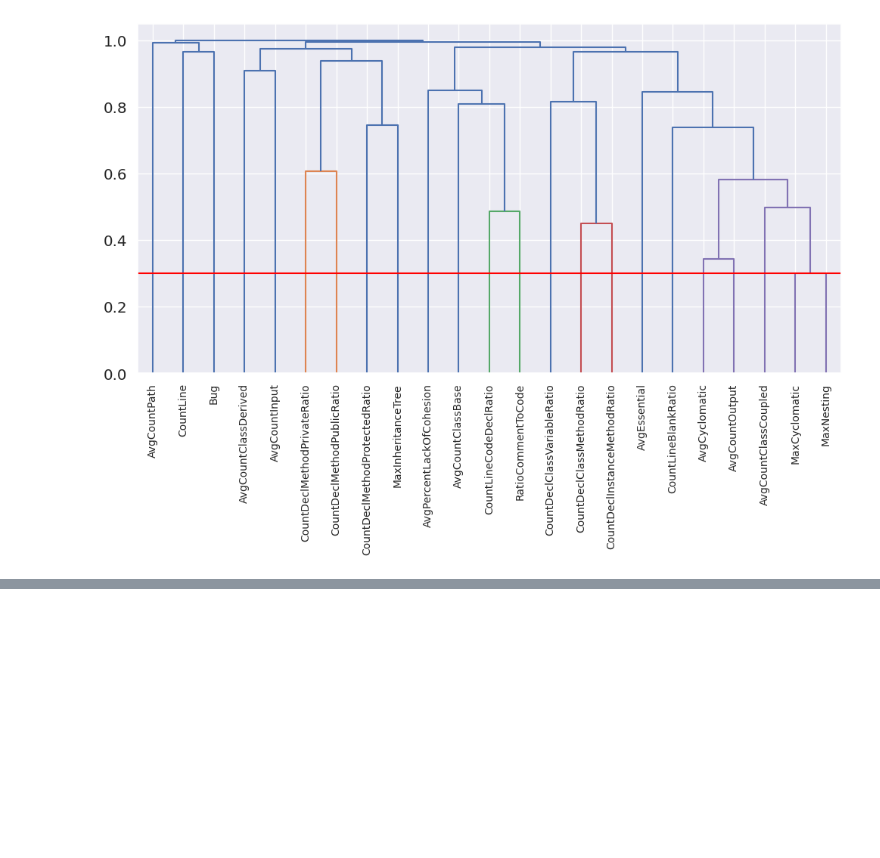
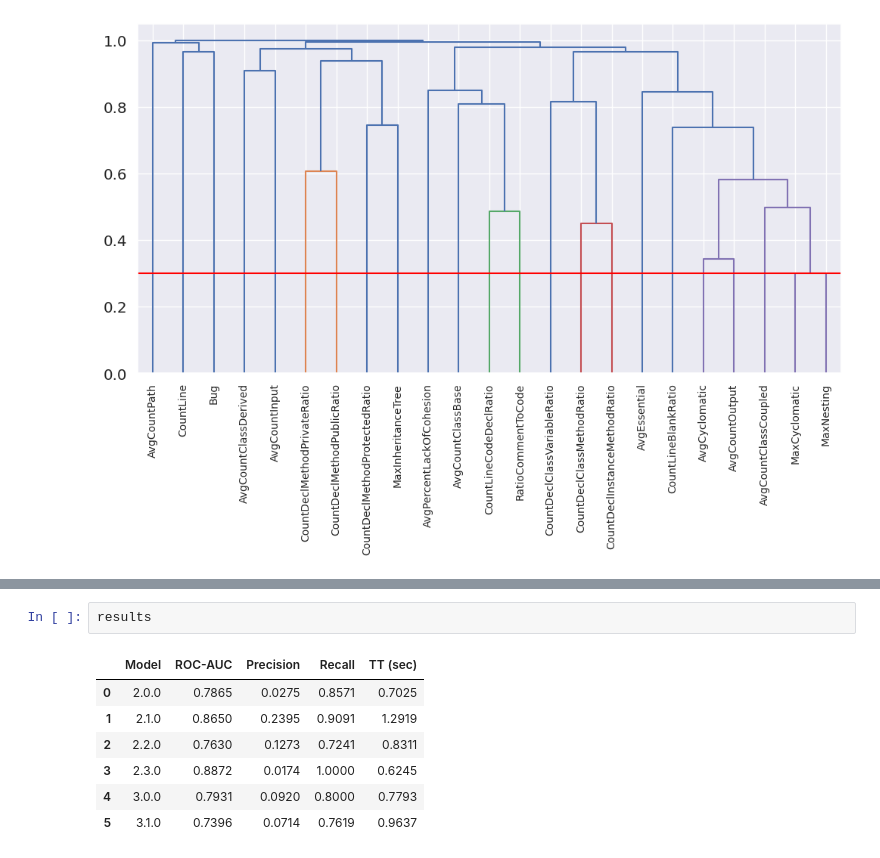
Before and after one commit to ahenrij/ets-mgl869-hive, a Jupyter notebook: src/lab/notebooks/versions_models.ipynb, the cells around one changed output, grey strips where cells are left out. Saved outputs shown, nothing was run; the diff lists cells and outputs as text; blank space fills up the shorter version.

```diff
--- a/src/lab/notebooks/versions_models.ipynb
+++ b/src/lab/notebooks/versions_models.ipynb
@@ -69,0 +224,10 @@ plt.axhline(y = .3, c="red")
+# %%
+results
+# %% [output]
+|  | Model | ROC-AUC | Precision | Recall | TT (sec) |
+| 0 | 2.0.0 | 0.7865 | 0.0275 | 0.8571 | 0.7025 |
+| 1 | 2.1.0 | 0.8650 | 0.2395 | 0.9091 | 1.2919 |
+| 2 | 2.2.0 | 0.7630 | 0.1273 | 0.7241 | 0.8311 |
+| 3 | 2.3.0 | 0.8872 | 0.0174 | 1.0000 | 0.6245 |
+| 4 | 3.0.0 | 0.7931 | 0.0920 | 0.8000 | 0.7793 |
+| 5 | 3.1.0 | 0.7396 | 0.0714 | 0.7619 | 0.9637 |
```
Also changed, not shown: parts of 8 cells of this notebook, 6 other files.
